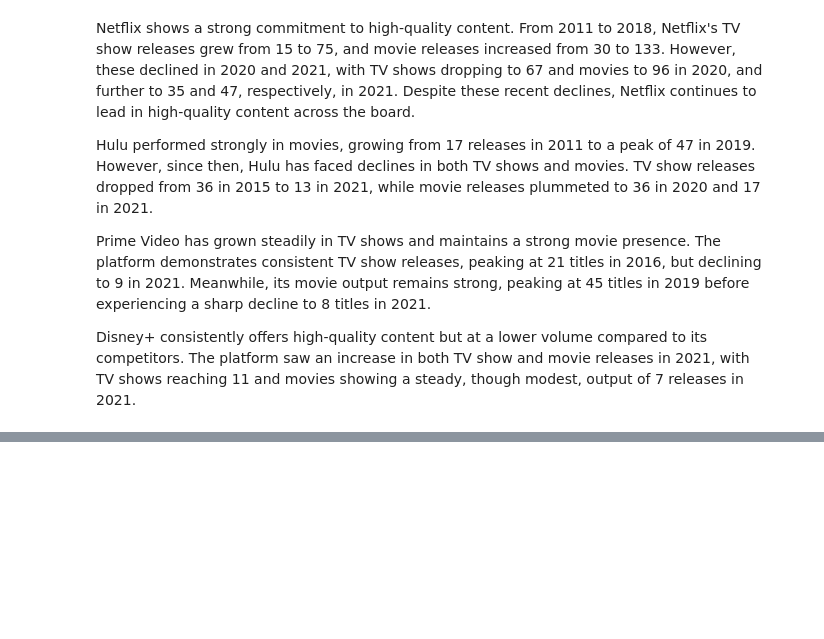
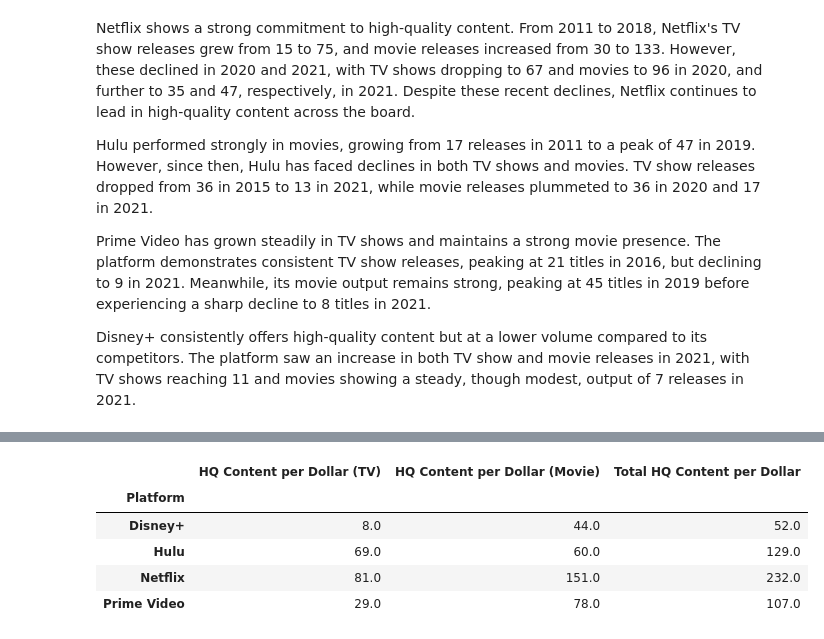
Before and after one commit to G0v1ndD3v/SVoD_Content_Analysis, a Jupyter notebook: SVoD_Analysis.ipynb, the cells around one changed output, grey strips where cells are left out. Saved outputs shown, nothing was run; the diff lists cells and outputs as text; code cells hidden in the pictures; blank space fills up the shorter version.

```diff
--- a/SVoD_Analysis.ipynb
+++ b/SVoD_Analysis.ipynb
@@ -612,0 +648,11 @@ Disney+ consistently offers high-quality content but at a lower volume compared
+# %%
+hq_per_dollar_df = pd.concat([hq_per_dollar_tv, hq_per_dollar_movie], axis=1, keys=['HQ Content per Dollar (TV)', 'HQ Content per Dollar (Movie)'])
+hq_per_dollar_df['Total HQ Content per Dollar'] = hq_per_dollar_df.sum(axis=1)
+hq_per_dollar_df
+# %% [output]
+|  | HQ Content per Dollar (TV) | HQ Content per Dollar (Movie) | Total HQ Content per Dollar |
+| Platform |  |  |  |
+| Disney+ | 8.0 | 44.0 | 52.0 |
+| Hulu | 69.0 | 60.0 | 129.0 |
+| Netflix | 81.0 | 151.0 | 232.0 |
+| Prime Video | 29.0 | 78.0 | 107.0 |
```
Also changed, not shown: parts of 8 cells of this notebook, 1 other file.
